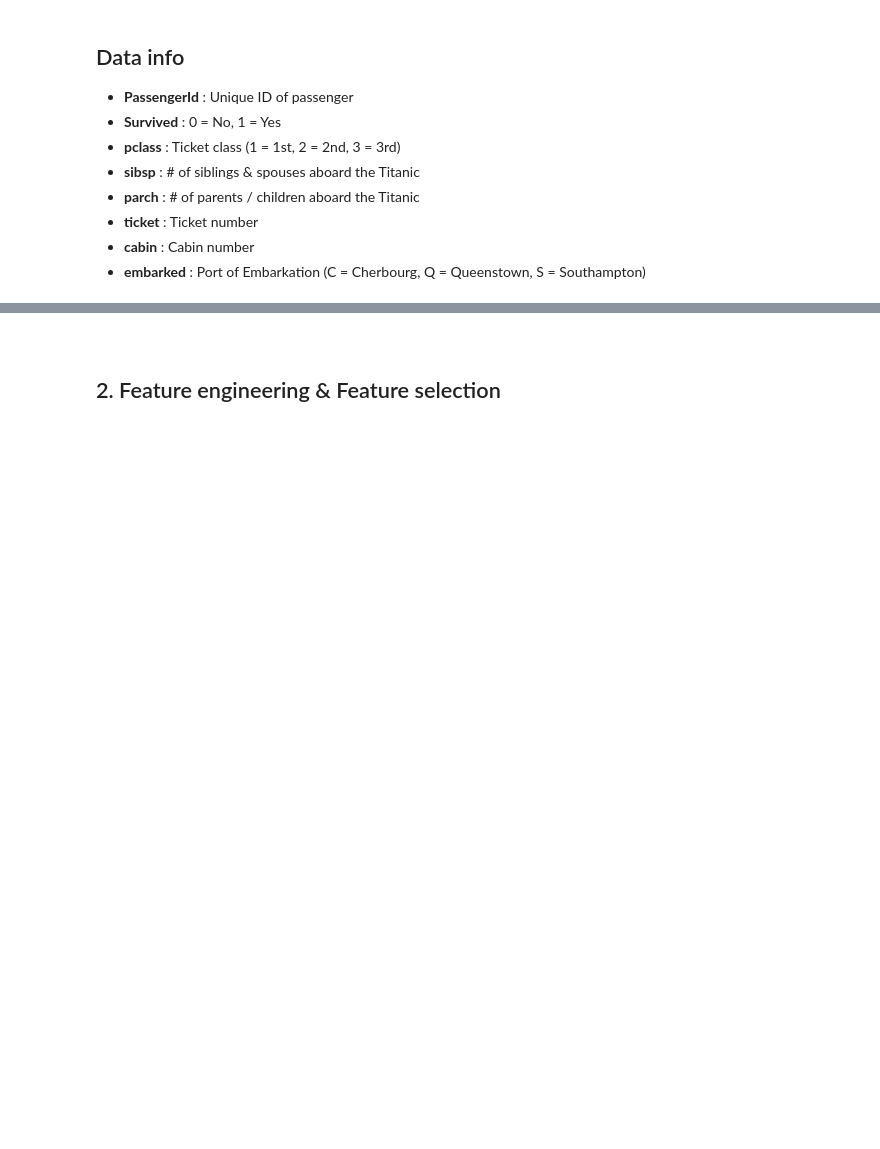
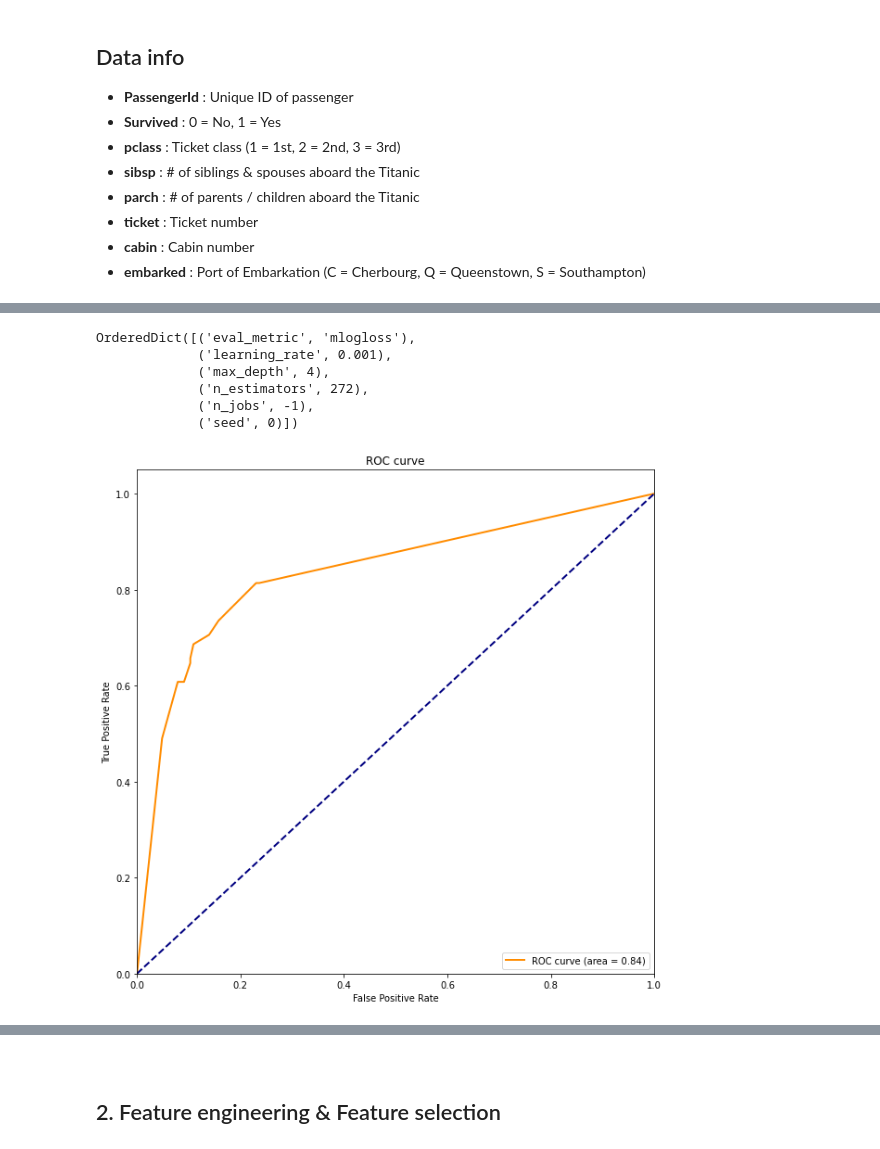
Before and after one commit to kimhyunso/exampleCode, a Jupyter notebook: BigData/Blank file & Answer files/ML for Titanic survival prediction (Blank).ipynb, the cells around one changed output, grey strips where cells are left out. Saved outputs shown, nothing was run; the diff lists cells and outputs as text; code cells hidden in the pictures; blank space fills up the shorter version.

```diff
--- a/BigData/Blank file & Answer files/ML for Titanic survival prediction (Blank).ipynb
+++ b/BigData/Blank file & Answer files/ML for Titanic survival prediction (Blank).ipynb
@@ -40,0 +111,6 @@ x_data = data_df.copy()
+# %%
+stack = StackingTransformer(estimators,
+                            regression = False,
+                            metric = accuracy_score,
+                            n_folds = 4, stratified = True, shuffle = True,
+                            random_state = 0, verbose = 2)
@@ -40,0 +143,10 @@ x_data = data_df.copy()
+# %%
+# XGBClassification의 hyper-parameter
+params = {
+    'learning_rate' : [1, 0.1, 0.01, 0.001],
+    'n_estimators' : [100, 1000],
+    'max_depth' : [3, 4, 5],
+    'eval_metric' : ['mlogloss'],
+    'n_jobs' : [-1],
+    'seed' : [0],
+}
@@ -40,0 +170,37 @@ x_data = data_df.copy()
+# %%
+# BayesSearch를 통해 HPO 찾기
+opt = BayesSearchCV(
+    XGBClassifier(),
+    params,
+    n_iter=32,
+    random_state=0)
+
+y_pred = opt.fit(S_train, y_train)
+y_pred.best_params_
+# %% [output]
+OrderedDict([('eval_metric', 'mlogloss'),
+             ('learning_rate', 0.001),
+             ('max_depth', 4),
+             ('n_estimators', 272),
+             ('n_jobs', -1),
+             ('seed', 0)])
+# %%
+# HPO 적용
+model = XGBClassifier(**y_pred.best_params_)
+# 투표를 통해 얻은 S_train과 y_train을 다시 학습시킴
+model = model.fit(S_train, y_train)
+# %%
+fpr, tpr, _ = roc_curve(y_true=y_test, y_score=model.predict_proba(S_test)[:,1])
+roc_auc = auc(fpr, tpr) # AUC 면적의 값 (수치)
+plt.figure(figsize=(10, 10))
+plt.plot(fpr, tpr, color='darkorange', lw=2, label='ROC curve (area = %0.2f)' % roc_auc)
+plt.plot([0, 1], [0, 1], color='navy', lw=2, linestyle='--')
+plt.xlim([0.0, 1.0])
+plt.ylim([0.0, 1.05])
+plt.xlabel('False Positive Rate')
+plt.ylabel('True Positive Rate')
+plt.legend(loc="lower right")
+plt.title("ROC curve")
+plt.show()
+# %% [output]
+[figure, added]
```
Also changed, not shown: parts of 29 cells of this notebook, 2 other files.
